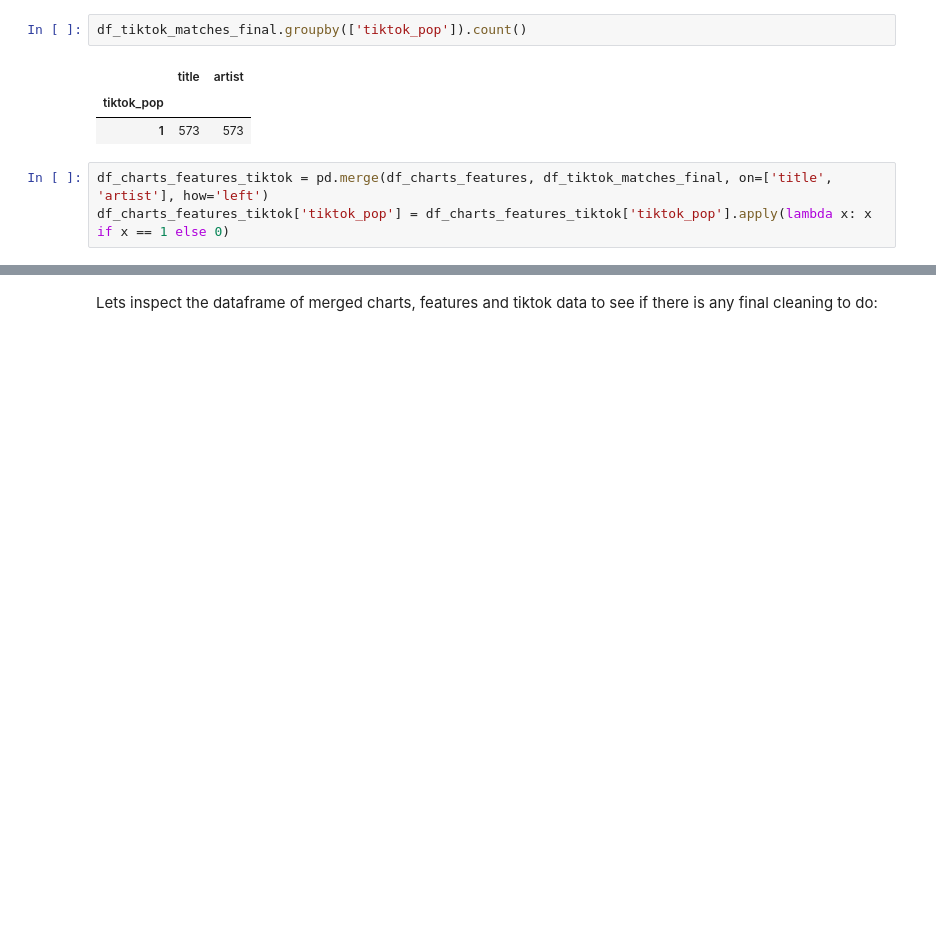
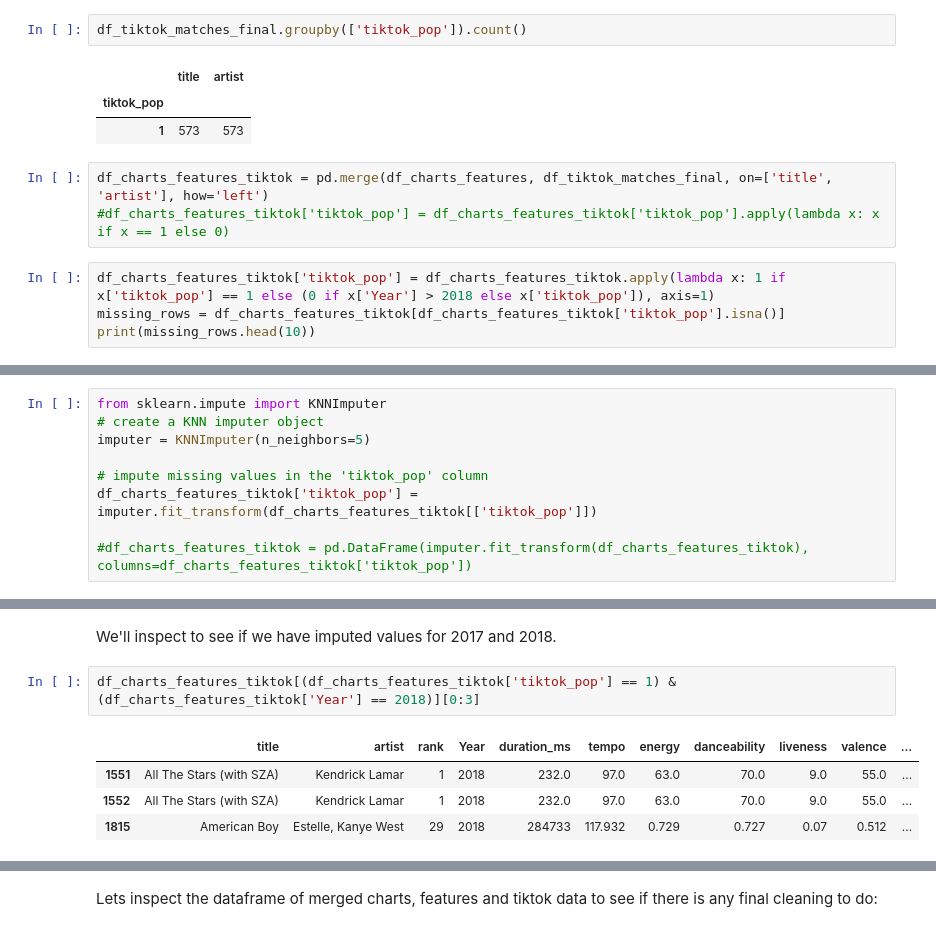
Before and after one commit to Joseph-Willem-Ricci/5450-final-project, a Jupyter notebook: CIS5450_Project.ipynb, the cells around one changed output, grey strips where cells are left out. Drawn from its saved outputs; the diff is of its cells as text; blank space fills up the shorter version.

Commit message:
imputed values for tiktok data 2017 & 2018

```diff
--- a/CIS5450_Project.ipynb
+++ b/CIS5450_Project.ipynb
@@ -690,4 +690,8 @@ df_tiktok_matches_final.groupby(['tiktok_pop']).count()
 | 1 | 573 | 573 |
 # %%
 df_charts_features_tiktok = pd.merge(df_charts_features, df_tiktok_matches_final, on=['title', 'artist'], how='left')
-df_charts_features_tiktok['tiktok_pop'] = df_charts_features_tiktok['tiktok_pop'].apply(lambda x: x if x == 1 else 0)
+#df_charts_features_tiktok['tiktok_pop'] = df_charts_features_tiktok['tiktok_pop'].apply(lambda x: x if x == 1 else 0)
+# %%
+df_charts_features_tiktok['tiktok_pop'] = df_charts_features_tiktok.apply(lambda x: 1 if x['tiktok_pop'] == 1 else (0 if x['Year'] > 2018 else x['tiktok_pop']), axis=1)
+missing_rows = df_charts_features_tiktok[df_charts_features_tiktok['tiktok_pop'].isna()]
+print(missing_rows.head(10))
@@ -693,0 +702,9 @@ df_charts_features_tiktok['tiktok_pop'] = df_charts_features_tiktok['tiktok_pop'
+# %%
+from sklearn.impute import KNNImputer
+# create a KNN imputer object
+imputer = KNNImputer(n_neighbors=5)
+
+# impute missing values in the 'tiktok_pop' column
+df_charts_features_tiktok['tiktok_pop'] = imputer.fit_transform(df_charts_features_tiktok[['tiktok_pop']])
+
+#df_charts_features_tiktok = pd.DataFrame(imputer.fit_transform(df_charts_features_tiktok), columns=df_charts_features_tiktok['tiktok_pop'])
@@ -693,0 +729,9 @@ df_charts_features_tiktok['tiktok_pop'] = df_charts_features_tiktok['tiktok_pop'
+# %% [markdown]
+We'll inspect to see if we have imputed values for 2017 and 2018.
+# %%
+df_charts_features_tiktok[(df_charts_features_tiktok['tiktok_pop'] == 1) & (df_charts_features_tiktok['Year'] == 2018)][0:3]
+# %% [output]
+|  | title | artist | rank | Year | duration_ms | tempo | energy | danceability | liveness | valence | ... |
+| 1551 | All The Stars (with SZA) | Kendrick Lamar | 1 | 2018 | 232.0 | 97.0 | 63.0 | 70.0 | 9.0 | 55.0 | ... |
+| 1552 | All The Stars (with SZA) | Kendrick Lamar | 1 | 2018 | 232.0 | 97.0 | 63.0 | 70.0 | 9.0 | 55.0 | ... |
+| 1815 | American Boy | Estelle, Kanye West | 29 | 2018 | 284733 | 117.932 | 0.729 | 0.727 | 0.07 | 0.512 | ... |
```
Also changed, not shown: parts of 8 cells of this notebook.
